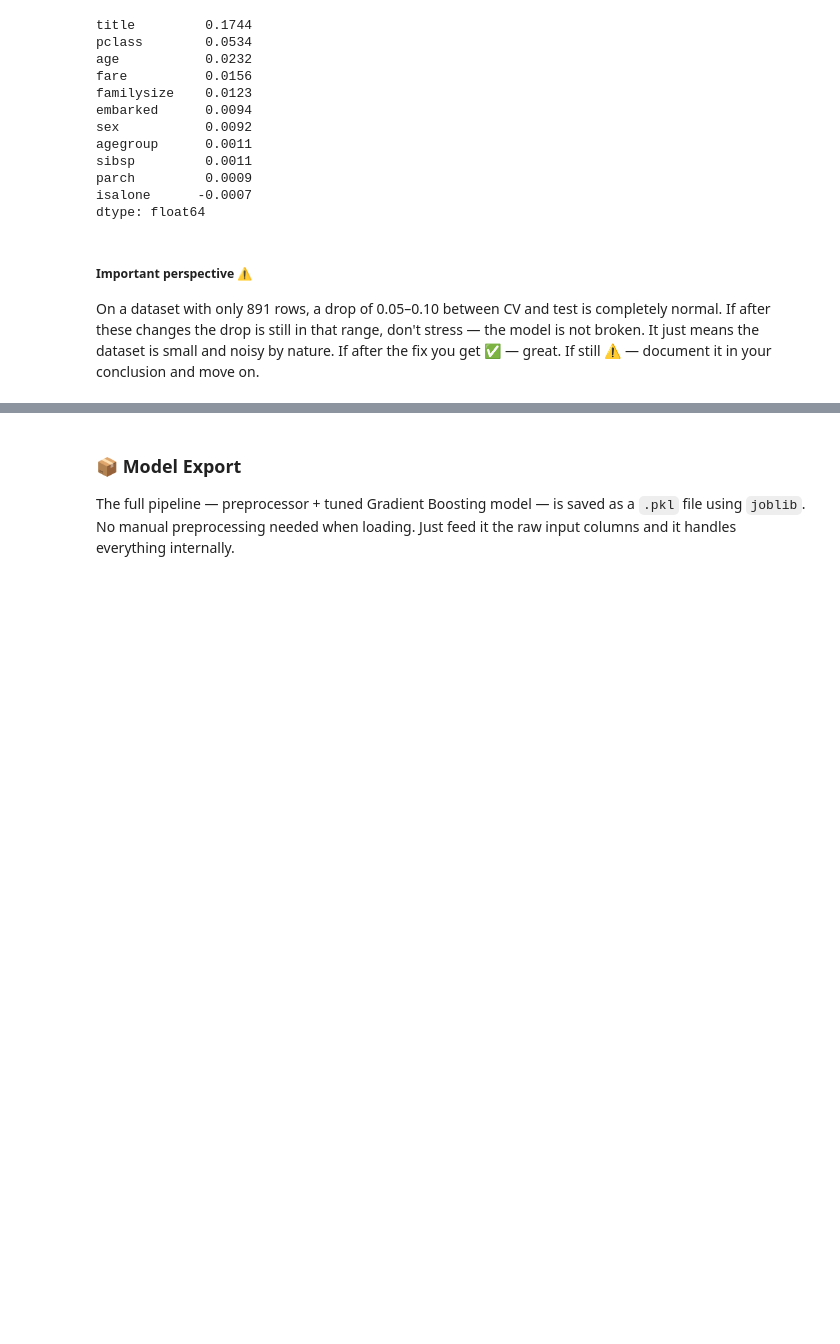
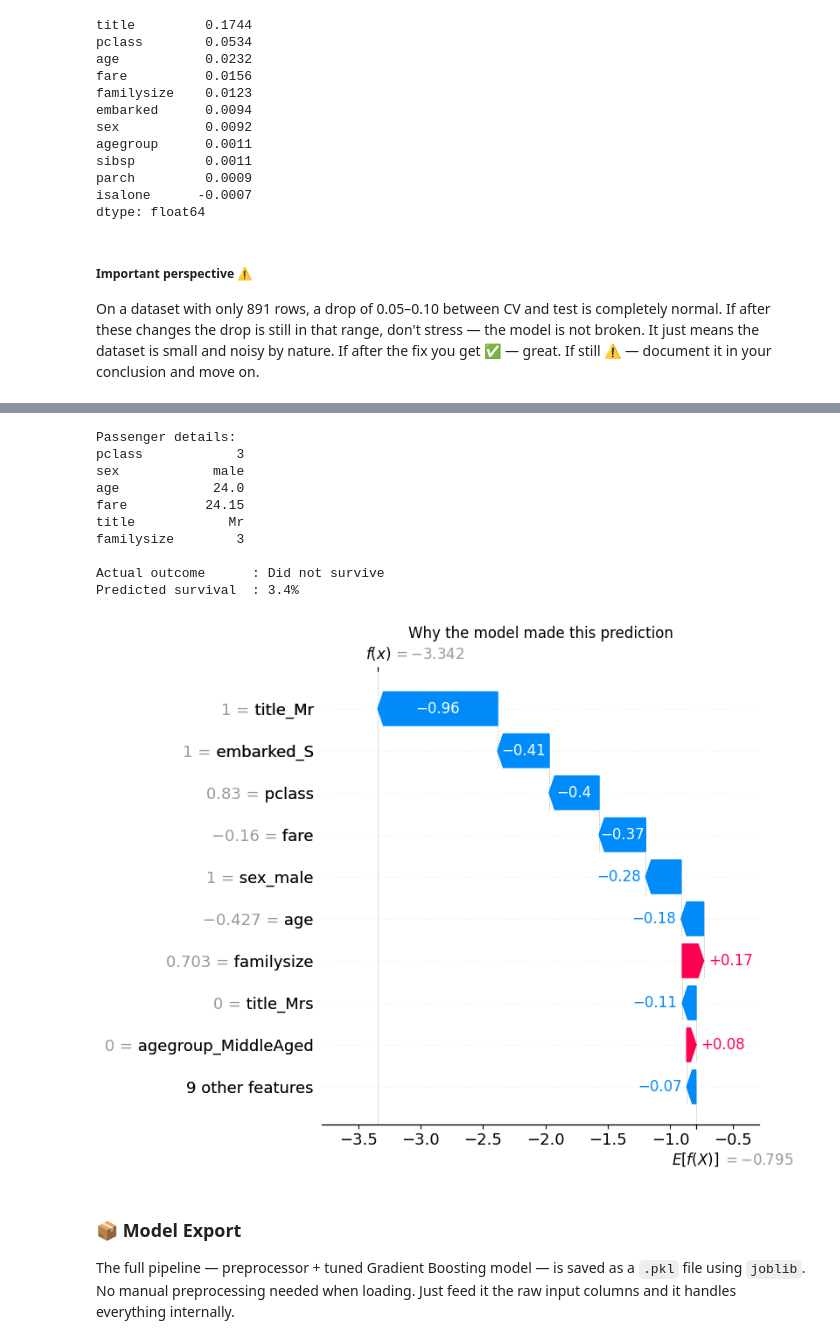
Before and after one commit to MaykInvest/Titanic-analysis, a Jupyter notebook: analysis.ipynb, the cells around one changed output, grey strips where cells are left out. Cells and saved outputs as stored; diff of their text form; code cells hidden in the pictures; blank space fills up the shorter version.

```diff
--- a/analysis.ipynb
+++ b/analysis.ipynb
@@ -939,3 +983,30 @@ If after the fix you get ✅ — great. If still ⚠️ — document it in your
+# %%
+# Explain one passenger.
+passenger_position = 0                                   # change to explore other passengers
+passenger = X_test.iloc[passenger_position]
+
+print("Passenger details:")
+print(passenger[['pclass', 'sex', 'age', 'fare', 'title', 'familysize']].to_string())
+print(f"\nActual outcome      : {'Survived' if y_test.iloc[passenger_position] == 1 else 'Did not survive'}")
+print(f"Predicted survival  : {best_model.predict_proba(X_test.iloc[[passenger_position]])[0, 1]:.1%}")
+
+plt.figure()
+shap.plots.waterfall(shap_values[passenger_position], max_display=10, show=False)
+plt.title('Why the model made this prediction')
+plt.tight_layout()
+plt.show()
+# %% [output]
+Passenger details:
+pclass            3
+sex            male
+age            24.0
+fare          24.15
+title            Mr
+familysize        3
+
+Actual outcome      : Did not survive
+Predicted survival  : 3.4%
+[figure, added]
 # %% [markdown]
 ### 📦 Model Export
 The full pipeline — preprocessor + tuned Gradient Boosting model — is saved as a `.pkl` file using `joblib`. No manual preprocessing needed when loading. Just feed it the raw input columns and it handles everything internally.
```
Also changed, not shown: parts of 9 cells of this notebook, 2 other files.
